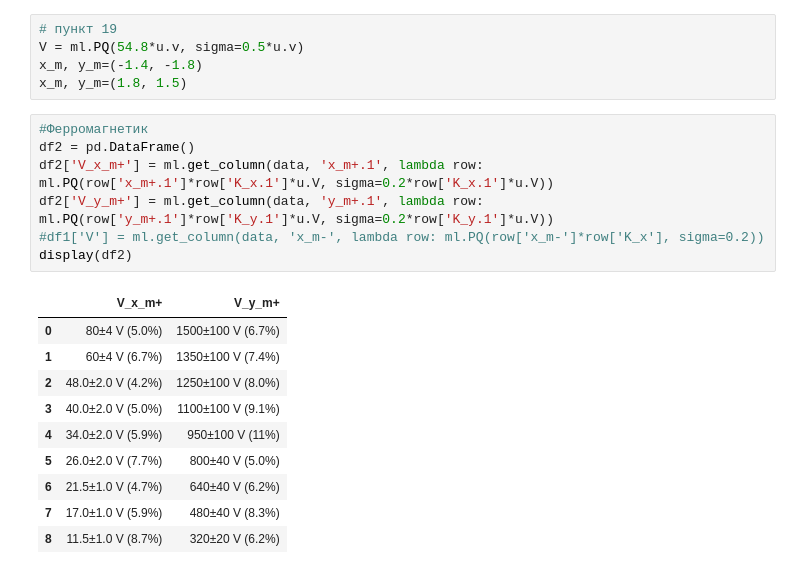
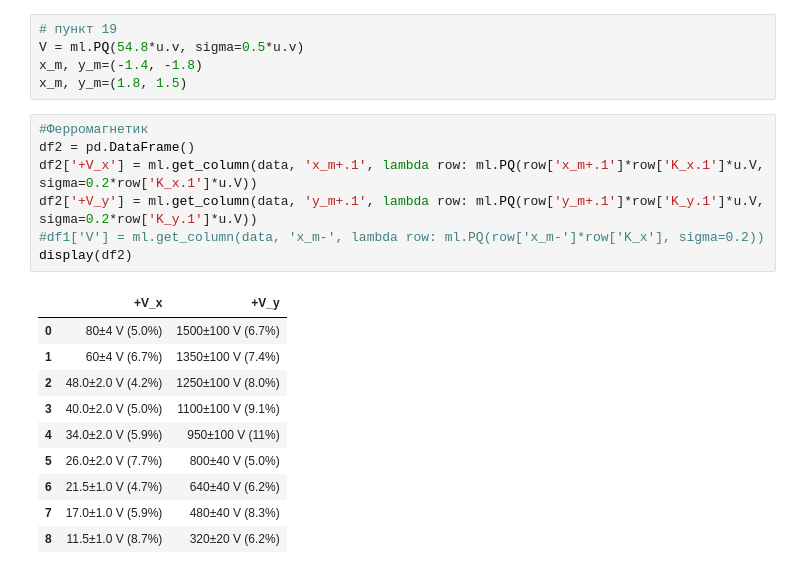
Before and after one commit to Wiki-fan/miptlabs, a Jupyter notebook: 1.1-1.3/lab1.1-1.3.ipynb, the cells around one changed output. Saved outputs shown, nothing was run; the diff lists cells and outputs as text.

```diff
--- a/1.1-1.3/lab1.1-1.3.ipynb
+++ b/1.1-1.3/lab1.1-1.3.ipynb
@@ -56,12 +56,12 @@ x_m, y_m=(1.8, 1.5)
 # %%
 #Ферромагнетик
 df2 = pd.DataFrame()
-df2['V_x_m+'] = ml.get_column(data, 'x_m+.1', lambda row: ml.PQ(row['x_m+.1']*row['K_x.1']*u.V, sigma=0.2*row['K_x.1']*u.V))
-df2['V_y_m+'] = ml.get_column(data, 'y_m+.1', lambda row: ml.PQ(row['y_m+.1']*row['K_y.1']*u.V, sigma=0.2*row['K_y.1']*u.V))
+df2['+V_x'] = ml.get_column(data, 'x_m+.1', lambda row: ml.PQ(row['x_m+.1']*row['K_x.1']*u.V, sigma=0.2*row['K_x.1']*u.V))
+df2['+V_y'] = ml.get_column(data, 'y_m+.1', lambda row: ml.PQ(row['y_m+.1']*row['K_y.1']*u.V, sigma=0.2*row['K_y.1']*u.V))
 #df1['V'] = ml.get_column(data, 'x_m-', lambda row: ml.PQ(row['x_m-']*row['K_x'], sigma=0.2))
 display(df2)
 # %% [output]
-|  | V_x_m+ | V_y_m+ |
+|  | +V_x | +V_y |
 | 0 | 80±4 V (5.0%) | 1500±100 V (6.7%) |
 | 1 | 60±4 V (6.7%) | 1350±100 V (7.4%) |
 | 2 | 48.0±2.0 V (4.2%) | 1250±100 V (8.0%) |
```
Also changed, not shown: parts of 5 cells of this notebook, 3 other files.
